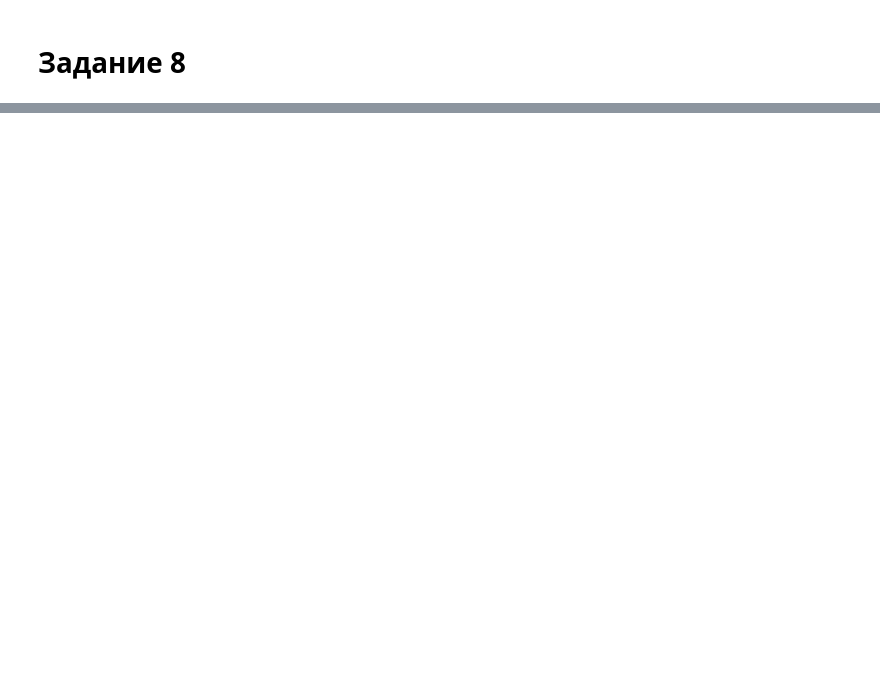
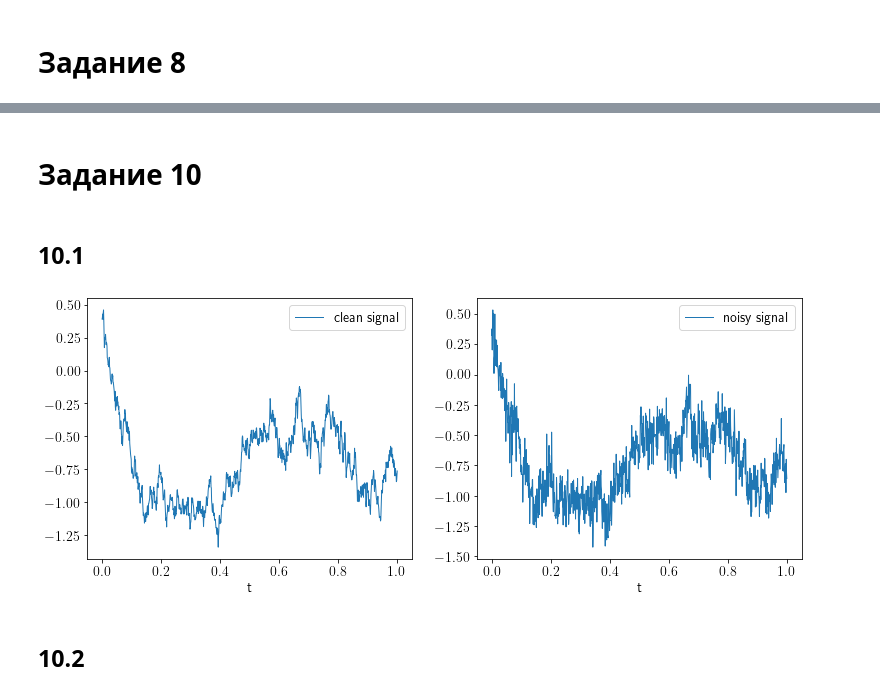
Before and after one commit to igudav/stochan, a Jupyter notebook: stochan2.ipynb, the cells around one changed output, grey strips where cells are left out. Saved outputs shown, nothing was run; the diff lists cells and outputs as text; code cells hidden in the pictures; blank space fills up the shorter version.

```diff
--- a/stochan2.ipynb
+++ b/stochan2.ipynb
@@ -144,0 +345,25 @@ minimize(f, np.array([-0.36, -0.93]), jac=grad_f, constraints=constr)
+# %% [markdown]
+# Задание 10
+# %% [markdown]
+## 10.1
+# %%
+n_div = 10
+noise_std = 0.1
+
+x_clean = gen_ou(n_div)
+x_noisy = x_clean + noise_std * rnd.randn(2**n_div + 1)
+t = np.linspace(0, 1, 2**n_div + 1)
+
+fig, (ax1, ax2) = plt.subplots(1, 2, figsize=(12.8, 4.8))
+ax1.plot(t, x_clean, label='clean signal', lw=1)
+ax1.set_xlabel('t')
+ax1.legend()
+ax2.plot(t, x_noisy, label='noisy signal', lw=1)
+ax2.set_xlabel('t')
+ax2.legend()
+
+plt.show()
+# %% [output]
+[figure, added]
+# %% [markdown]
+## 10.2
```
Also changed, not shown: parts of 43 cells of this notebook, 10 other files.
